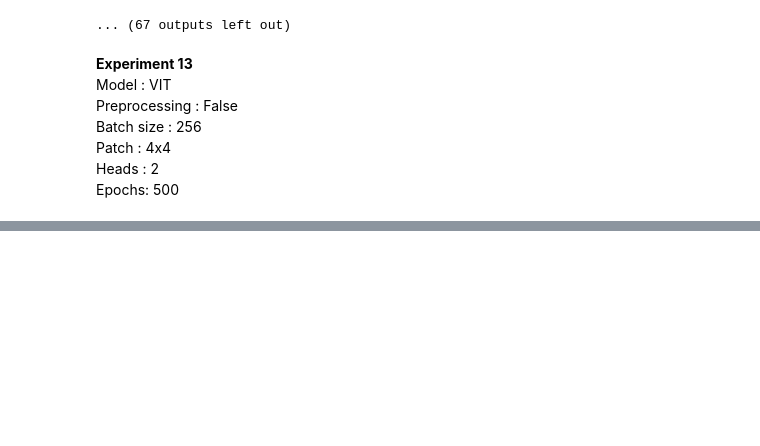
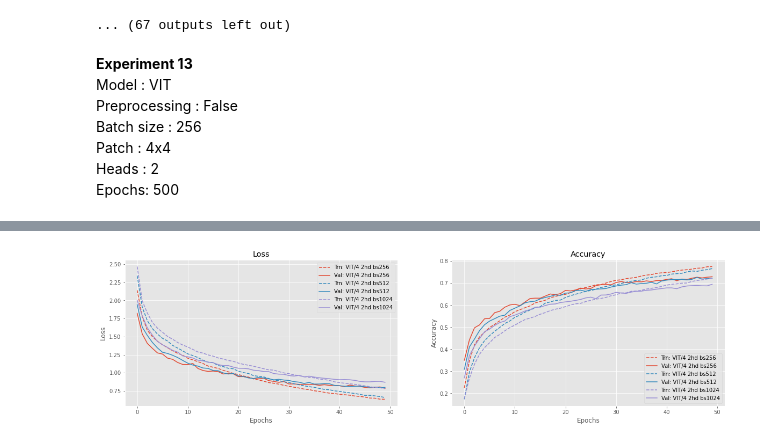
Before and after one commit to cheneeheng/Transformer-TF, a Jupyter notebook: Cifar10_VIT.ipynb, the cells around one changed output, grey strips where cells are left out. Saved outputs shown, nothing was run; the diff lists cells and outputs as text; code cells hidden in the pictures; blank space fills up the shorter version.

```diff
--- a/Cifar10_VIT.ipynb
+++ b/Cifar10_VIT.ipynb
@@ -1113,7 +1094,7 @@ model = VIT(num_classes=num_classes,
             classifier_mlp_dims=[512],
             preprocess=False).model()
 model.summary()
-history_vit_4x4_2hd = train_and_eval(model, '/content/drive/MyDrive/02_Work/05_Experiments/TF-Transformer/Cifar10_VIT/210318_VIT_4x4_2hd')
+history_vit_4x4_2hd = train_and_eval(model, SAVE_PATH + 'VIT_4x4_2hd')
 # %% [output]
 Model: "model_7"
 __________________________________________________________________________________________________
@@ -1240,7 +1206,7 @@ model = VIT(num_classes=num_classes,
             classifier_mlp_dims=[512],
             preprocess=False).model()
 model.summary()
-history_vit_4x4_2hd_bs512 = train_and_eval(model, '/content/drive/MyDrive/02_Work/05_Experiments/TF-Transformer/Cifar10_VIT/210318_VIT_4x4_2hd_bs512')
+history_vit_4x4_2hd_bs512 = train_and_eval(model, SAVE_PATH + 'VIT_4x4_2hd_bs512')
 # %% [output]
 Model: "model_9"
 __________________________________________________________________________________________________
@@ -1296,7 +1262,7 @@ model = VIT(num_classes=num_classes,
             classifier_mlp_dims=[512],
             preprocess=False).model()
 model.summary()
-history_vit_4x4_2hd_bs1024 = train_and_eval(model, '/content/drive/MyDrive/02_Work/05_Experiments/TF-Transformer/Cifar10_VIT/210318_VIT_4x4_2hd_bs1024')
+history_vit_4x4_2hd_bs1024 = train_and_eval(model, SAVE_PATH + 'VIT_4x4_2hd_bs1024')
 # %% [output]
 Model: "model_10"
 __________________________________________________________________________________________________
@@ -1500,0 +1470,11 @@ plot([i.history['val_loss'] for i in histories],
+# %%
+legends = ['VIT/4 2hd bs256', 'VIT/4 2hd bs512', 'VIT/4 2hd bs1024']
+histories = [history_vit_4x4_2hd, history_vit_4x4_2hd_bs512, history_vit_4x4_2hd_bs1024]
+
+plot([(i.history['loss'], i.history['val_loss']) for i in histories],
+     [(i.history['sparse_categorical_accuracy'],
+       i.history['val_sparse_categorical_accuracy']) for i in histories],
+     legends,
+     subplot_title=['Loss', 'Accuracy'])
+# %% [output]
+[figure, added]
```
Also changed, not shown: parts of 31 cells of this notebook.
